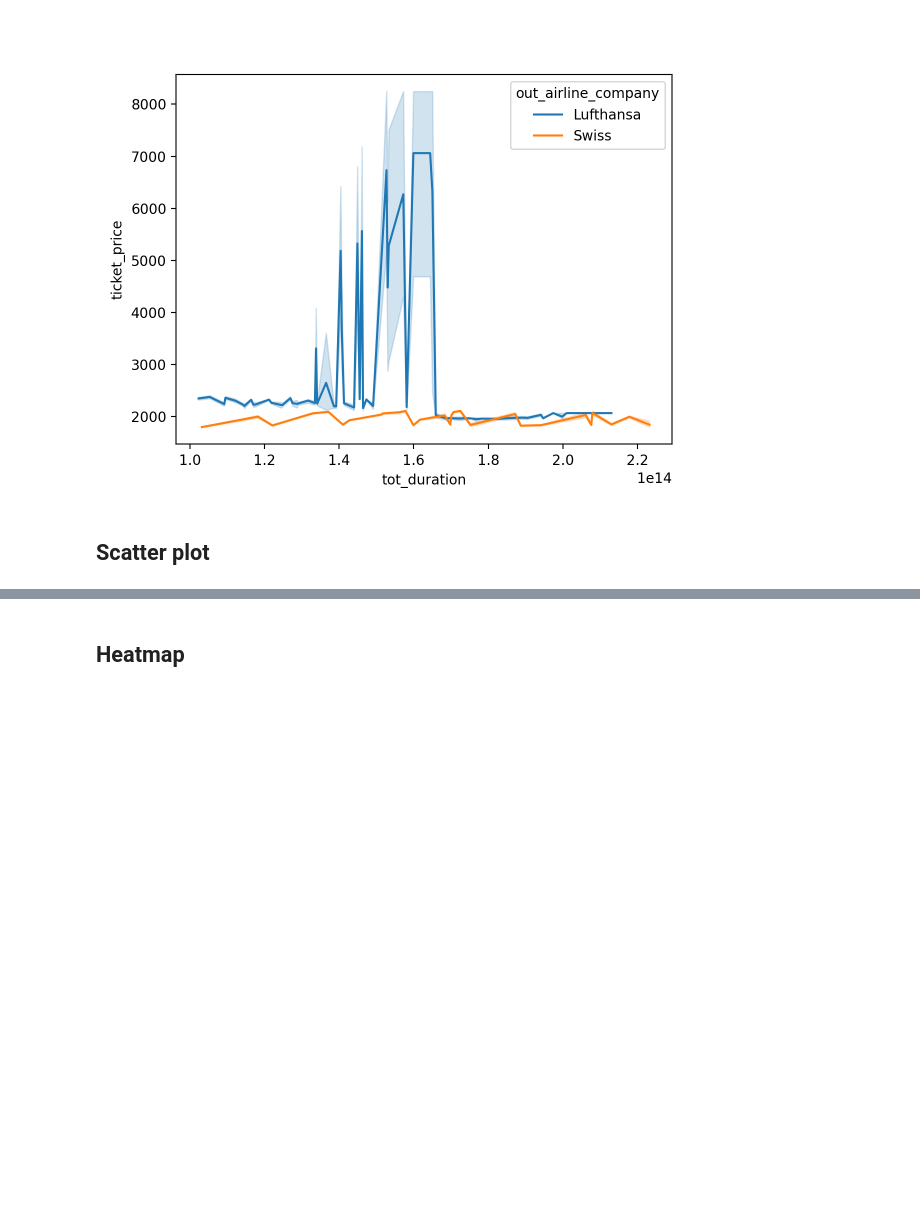
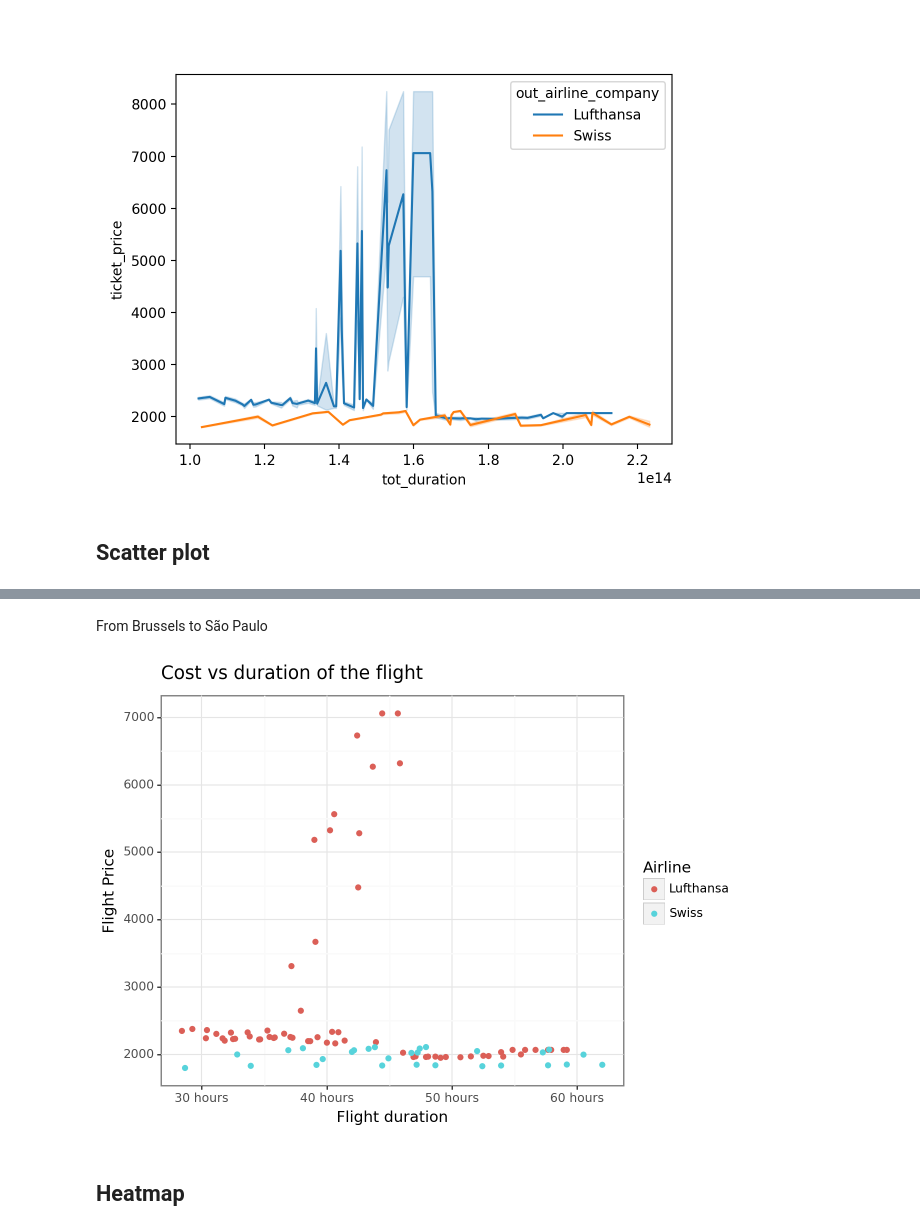
Before and after one commit to adelindonesia/project, a Jupyter notebook: second_version/data_cleaning/data_visualization2.ipynb, the cells around one changed output, grey strips where cells are left out. Drawn from its saved outputs; the diff is of its cells as text; code cells hidden in the pictures; blank space fills up the shorter version.

```diff
--- a/second_version/data_cleaning/data_visualization2.ipynb
+++ b/second_version/data_cleaning/data_visualization2.ipynb
@@ -318,10 +249,12 @@ scatterplot_nyc
 # %%
-f6= (ggplot(scatterplot_nyc, aes(x='tot_duration', y='price', color='out_airline_company')) + \
+def scatterplot(dataset):
+    scatter_plot = dataset.groupby(['out_airline_company','tot_duration'])['ticket_price'].mean().reset_index(name='price')
+    f6= (ggplot(scatter_plot, aes(x='tot_duration', y='price', color='out_airline_company')) + \
     geom_point() + \
     labs(title='Cost vs duration of the flight',
          x='Flight duration',
          y='Flight Price',
          color='Airline') + \
     theme_bw()
-)
-f6
+    )
+    print(f6)
@@ -356,3 +267,9 @@ f7
+# %% [markdown]
+From Brussels to São Paulo
+# %%
+scatterplot(dataset=sao)
+# %% [output]
+[figure, added]
 # %% [markdown]
 ## Heatmap <a id="heatmap"></a>
 # %% [markdown]
```
Also changed, not shown: parts of 36 cells of this notebook.
